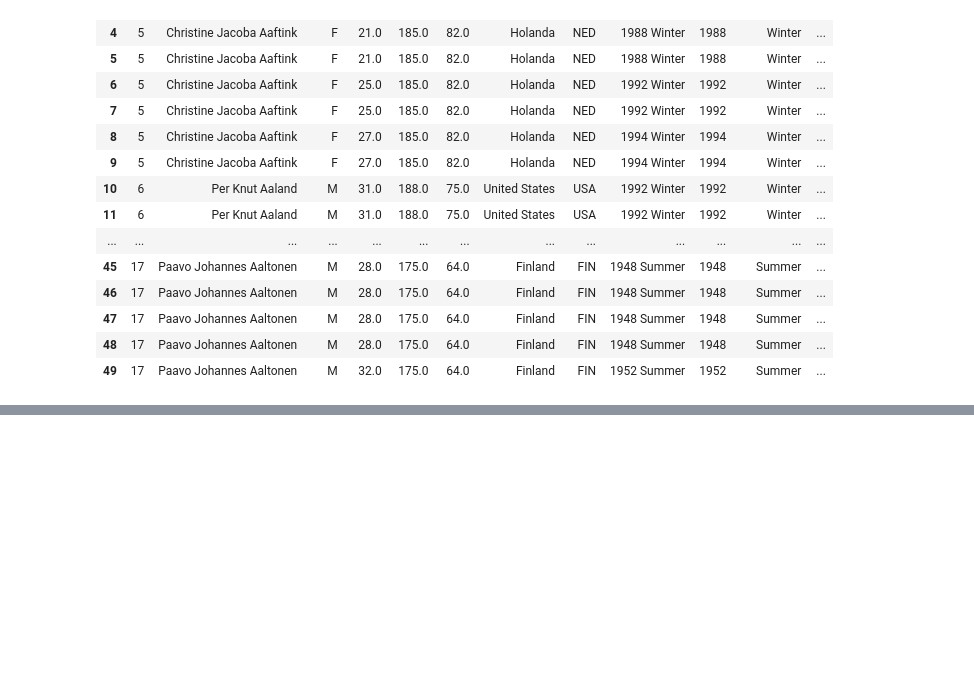
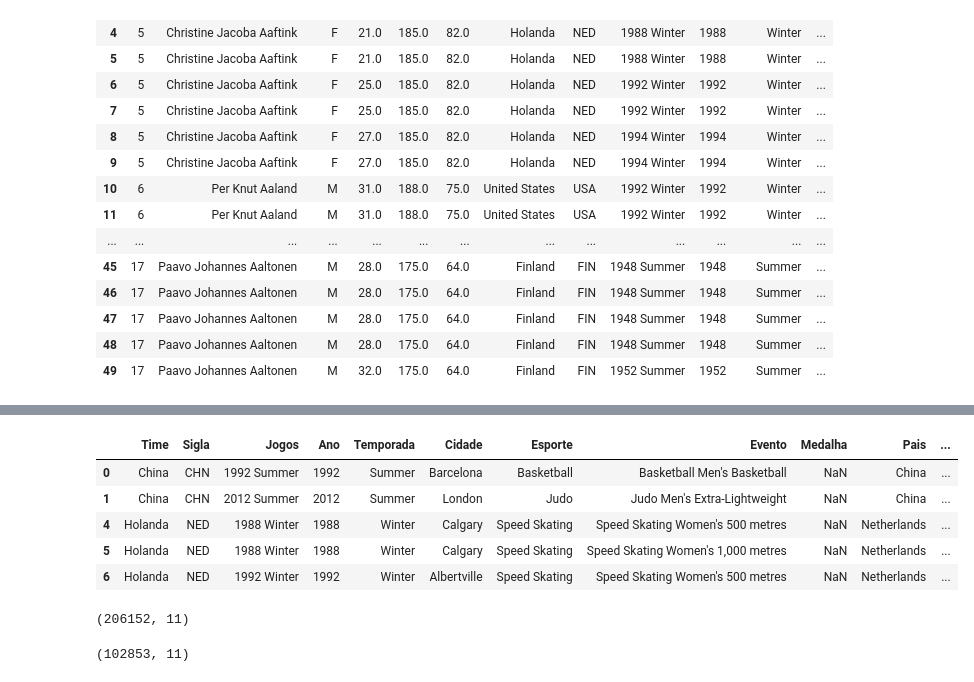
Before and after one commit to tirolezzo/120_years_of_Olympic_history, a Jupyter notebook: 120_years_of_Olympic_history.ipynb, the cells around one changed output, grey strips where cells are left out. Drawn from its saved outputs; the diff is of its cells as text; code cells hidden in the pictures; blank space fills up the shorter version.

```diff
--- a/120_years_of_Olympic_history.ipynb
+++ b/120_years_of_Olympic_history.ipynb
@@ -527,0 +806,18 @@ olim.head(40)
+# %%
+olimPais.head()
+# %% [output]
+|  | Time | Sigla | Jogos | Ano | Temporada | Cidade | Esporte | Evento | Medalha | Pais | ... |
+| 0 | China | CHN | 1992 Summer | 1992 | Summer | Barcelona | Basketball | Basketball Men's Basketball | NaN | China | ... |
+| 1 | China | CHN | 2012 Summer | 2012 | Summer | London | Judo | Judo Men's Extra-Lightweight | NaN | China | ... |
+| 4 | Holanda | NED | 1988 Winter | 1988 | Winter | Calgary | Speed Skating | Speed Skating Women's 500 metres | NaN | Netherlands | ... |
+| 5 | Holanda | NED | 1988 Winter | 1988 | Winter | Calgary | Speed Skating | Speed Skating Women's 1,000 metres | NaN | Netherlands | ... |
+| 6 | Holanda | NED | 1992 Winter | 1992 | Winter | Albertville | Speed Skating | Speed Skating Women's 500 metres | NaN | Netherlands | ... |
+# %%
+olimPais.shape
+# %% [output]
+(206152, 11)
+# %%
+olimPais = olimPais.drop_duplicates()
+olimPais.shape
+# %% [output]
+(102853, 11)
```
Also changed, not shown: parts of 25 cells of this notebook.
